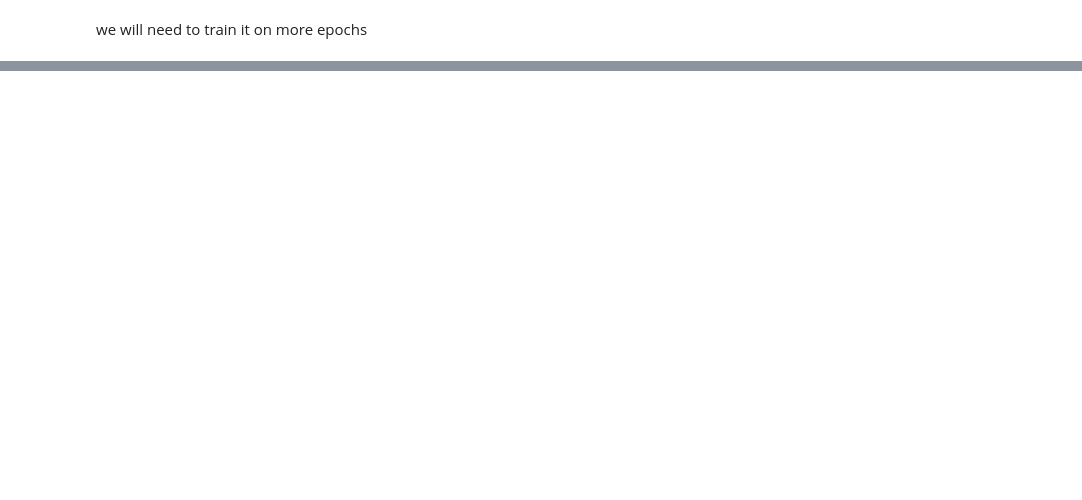
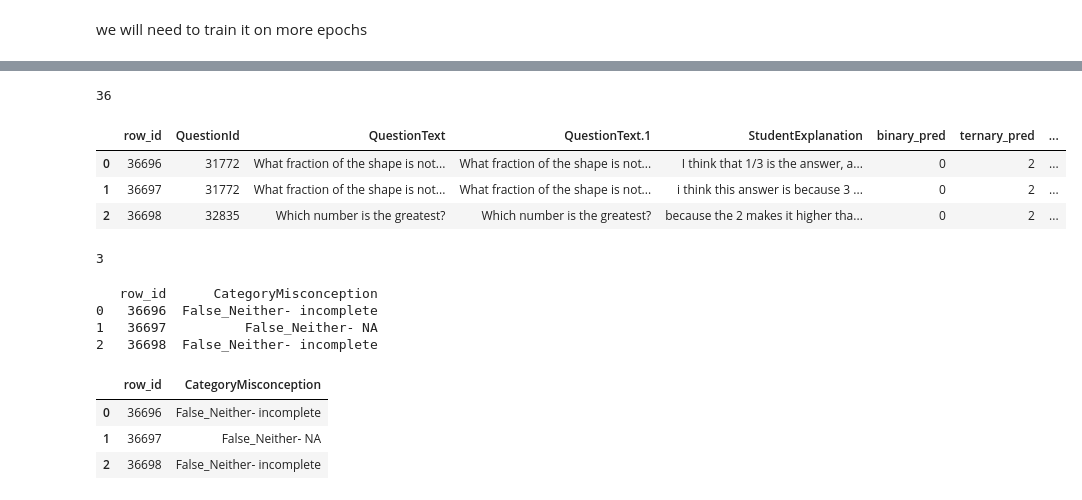
Before and after one commit to popodrago/natural-language-processing, a Jupyter notebook: map-charting-student-math.ipynb, the cells around one changed output, grey strips where cells are left out. Cells and saved outputs as stored; diff of their text form; code cells hidden in the pictures; blank space fills up the shorter version.

```diff
--- a/map-charting-student-math.ipynb
+++ b/map-charting-student-math.ipynb
@@ -607,0 +642,4 @@ train.to_csv('updated_math_misunnderstanding.csv', index=False)
+# %%
+print(model.config.num_labels)
+# %% [output]
+36
@@ -607,0 +694,47 @@ train.to_csv('updated_math_misunnderstanding.csv', index=False)
+# %%
+test_df.head()
+# %% [output]
+|  | row_id | QuestionId | QuestionText | QuestionText.1 | StudentExplanation | binary_pred | ternary_pred | ... |
+| 0 | 36696 | 31772 | What fraction of the shape is not... | What fraction of the shape is not... | I think that 1/3 is the answer, a... | 0 | 2 | ... |
+| 1 | 36697 | 31772 | What fraction of the shape is not... | What fraction of the shape is not... | i think this answer is because 3 ... | 0 | 2 | ... |
+| 2 | 36698 | 32835 | Which number is the greatest? | Which number is the greatest? | because the 2 makes it higher tha... | 0 | 2 | ... |
+# %%
+MODEL_DIR = "/kaggle/input/distilbert-uncased-fine-tuned/pytorch/default/3/misconception_model"  # same as output_dir used in training
+tokenizer = AutoTokenizer.from_pretrained(MODEL_DIR)
+model = AutoModelForSequenceClassification.from_pretrained(MODEL_DIR)
+print(model.config.num_labels)
+# %% [output]
+3
+# %%
+import pandas as pd
+
+# Load your CSV
+df = test_df # replace with your path
+
+# 1️⃣ Create decoding dictionaries
+binary_map = {0: "False", 1: "True"}
+ternary_map = {0: "Misconception", 1: "Correct", 2: "Neither"}
+misconception_map = {0: "NA", 1: "scale", 2: "incomplete"}
+
+# 2️⃣ Decode columns
+df["binary_decoded"] = df["binary_pred"].map(binary_map)
+df["ternary_decoded"] = df["ternary_pred"].map(ternary_map)
+df["misconception_decoded"] = df["misconception_pred"].map(misconception_map)
+
+# 3️⃣ Merge into a single feature
+df["CategoryMisconception"] = (
+    df["binary_decoded"] + "_" + df["ternary_decoded"] + "- " + df["misconception_decoded"]
+)
+
+# 4️⃣ Keep only relevant columns for clarity
+merged_df = df[["row_id", "CategoryMisconception"]]
+
+# Optional: If you want unique values per QuestionId
+# merged_df = merged_df.groupby("QuestionId")["Misconception"].apply(list).reset_index()
+
+print(merged_df.head())
+# %% [output]
+   row_id      CategoryMisconception
+0   36696  False_Neither- incomplete
+1   36697          False_Neither- NA
+2   36698  False_Neither- incomplete
@@ -607,0 +743,8 @@ train.to_csv('updated_math_misunnderstanding.csv', index=False)
+# %%
+submission = pd.read_csv('/kaggle/working/submission.csv')
+submission
+# %% [output]
+|  | row_id | CategoryMisconception |
+| 0 | 36696 | False_Neither- incomplete |
+| 1 | 36697 | False_Neither- NA |
+| 2 | 36698 | False_Neither- incomplete |
```
Also changed, not shown: parts of 31 cells of this notebook.
